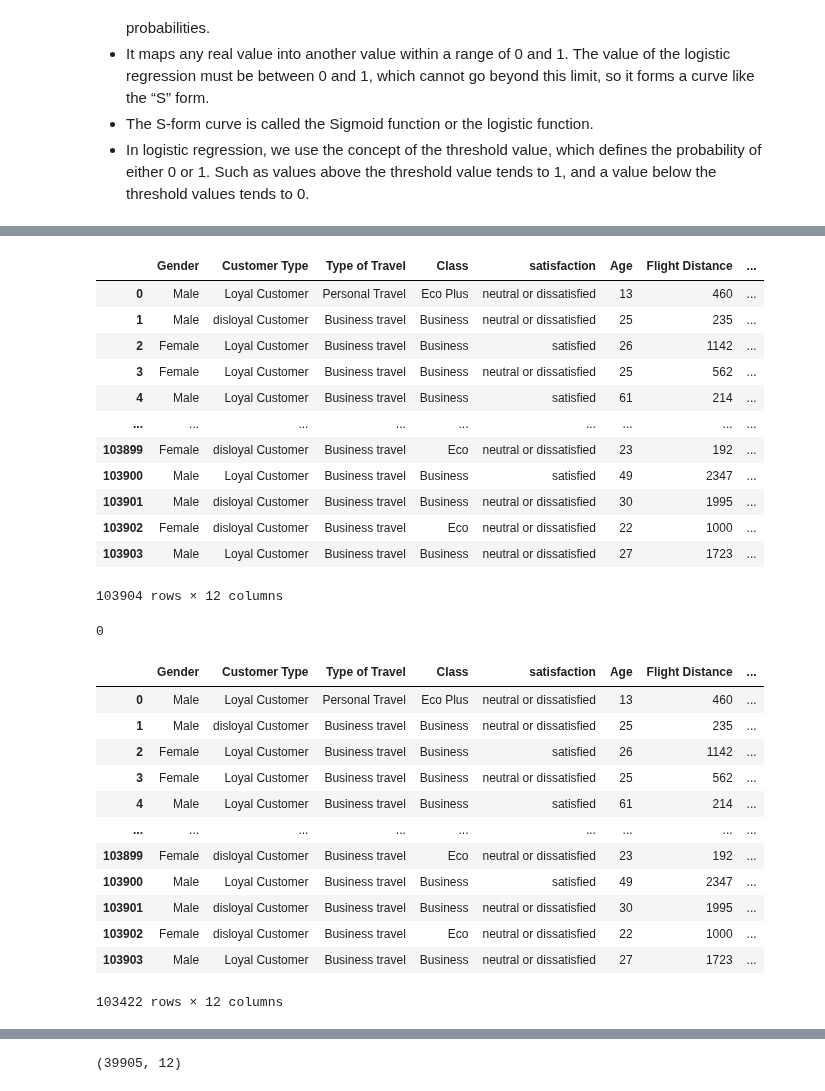
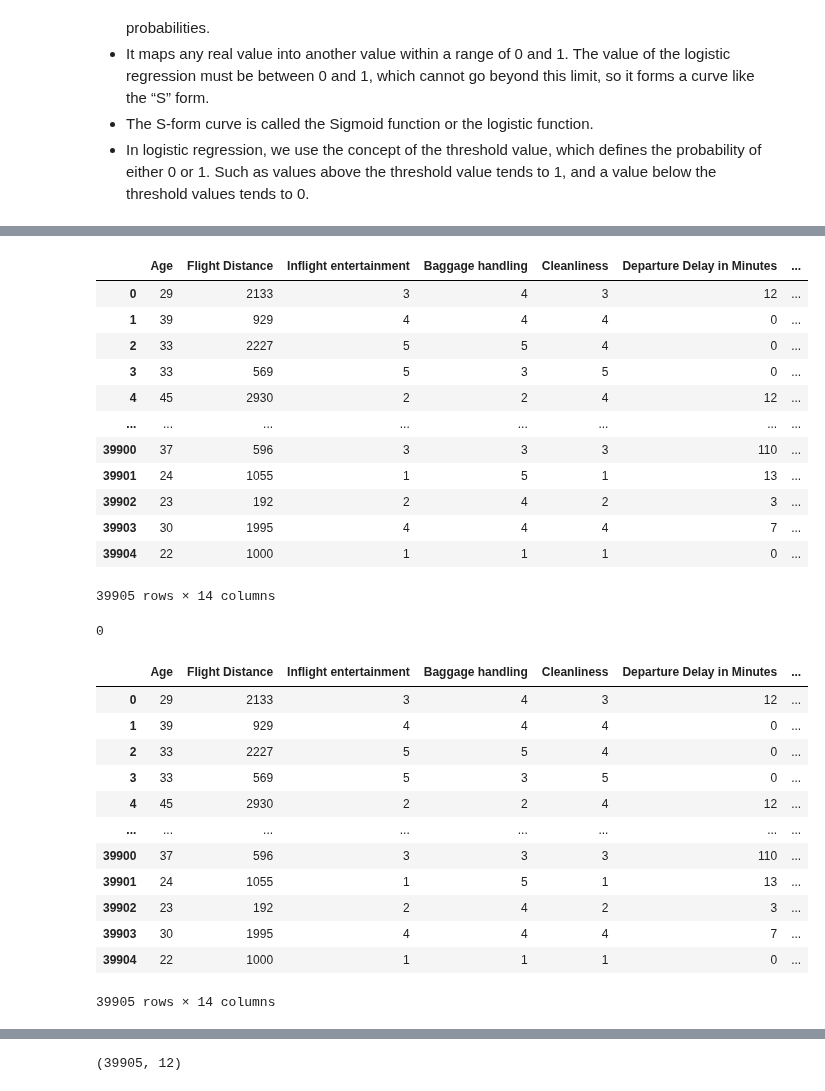
Before and after one commit to Govind-kumawat2002/Python_Library, a Jupyter notebook: Machine_learning/classification.ipynb, the cells around one changed output, grey strips where cells are left out. Drawn from its saved outputs; the diff is of its cells as text; code cells hidden in the pictures.

```diff
--- a/Machine_learning/classification.ipynb
+++ b/Machine_learning/classification.ipynb
@@ -47,22 +47,22 @@ from sklearn.linear_model import LogisticRegression
 from sklearn.model_selection import train_test_split
 from sklearn.metrics import accuracy_score
 # %%
-cust_satisfaction_dt = pd.read_csv('cust_satisfaction.csv')
+cust_satisfaction_dt = pd.read_csv('E:\Python_Library\Machine_learning\DATASET\cust_satisfaction_cleaned.csv')
 cust_satisfaction_dt
 # %% [output]
-|  | Gender | Customer Type | Type of Travel | Class | satisfaction | Age | Flight Distance | ... |
-| 0 | Male | Loyal Customer | Personal Travel | Eco Plus | neutral or dissatisfied | 13 | 460 | ... |
-| 1 | Male | disloyal Customer | Business travel | Business | neutral or dissatisfied | 25 | 235 | ... |
-| 2 | Female | Loyal Customer | Business travel | Business | satisfied | 26 | 1142 | ... |
-| 3 | Female | Loyal Customer | Business travel | Business | neutral or dissatisfied | 25 | 562 | ... |
-| 4 | Male | Loyal Customer | Business travel | Business | satisfied | 61 | 214 | ... |
-| ... | ... | ... | ... | ... | ... | ... | ... | ... |
-| 103899 | Female | disloyal Customer | Business travel | Eco | neutral or dissatisfied | 23 | 192 | ... |
-| 103900 | Male | Loyal Customer | Business travel | Business | satisfied | 49 | 2347 | ... |
-| 103901 | Male | disloyal Customer | Business travel | Business | neutral or dissatisfied | 30 | 1995 | ... |
-| 103902 | Female | disloyal Customer | Business travel | Eco | neutral or dissatisfied | 22 | 1000 | ... |
-| 103903 | Male | Loyal Customer | Business travel | Business | neutral or dissatisfied | 27 | 1723 | ... |
+|  | Age | Flight Distance | Inflight entertainment | Baggage handling | Cleanliness | Departure Delay in Minutes | ... |
+| 0 | 29 | 2133 | 3 | 4 | 3 | 12 | ... |
+| 1 | 39 | 929 | 4 | 4 | 4 | 0 | ... |
+| 2 | 33 | 2227 | 5 | 5 | 4 | 0 | ... |
+| 3 | 33 | 569 | 5 | 3 | 5 | 0 | ... |
+| 4 | 45 | 2930 | 2 | 2 | 4 | 12 | ... |
+| ... | ... | ... | ... | ... | ... | ... | ... |
+| 39900 | 37 | 596 | 3 | 3 | 3 | 110 | ... |
+| 39901 | 24 | 1055 | 1 | 5 | 1 | 13 | ... |
+| 39902 | 23 | 192 | 2 | 4 | 2 | 3 | ... |
+| 39903 | 30 | 1995 | 4 | 4 | 4 | 7 | ... |
+| 39904 | 22 | 1000 | 1 | 1 | 1 | 0 | ... |
-103904 rows × 12 columns
+39905 rows × 14 columns
 # %%
 # cust_satisfaction_dt.isnull().sum()
 cust_satisfaction_dt.dropna(inplace=True)
@@ -81,16 +81,16 @@ cust_satisfaction_dt.duplicated().sum()
 # %%
 cust_satisfaction_dt
 # %% [output]
-|  | Gender | Customer Type | Type of Travel | Class | satisfaction | Age | Flight Distance | ... |
-| 0 | Male | Loyal Customer | Personal Travel | Eco Plus | neutral or dissatisfied | 13 | 460 | ... |
-| 1 | Male | disloyal Customer | Business travel | Business | neutral or dissatisfied | 25 | 235 | ... |
-| 2 | Female | Loyal Customer | Business travel | Business | satisfied | 26 | 1142 | ... |
-| 3 | Female | Loyal Customer | Business travel | Business | neutral or dissatisfied | 25 | 562 | ... |
-| 4 | Male | Loyal Customer | Business travel | Business | satisfied | 61 | 214 | ... |
-| ... | ... | ... | ... | ... | ... | ... | ... | ... |
-| 103899 | Female | disloyal Customer | Business travel | Eco | neutral or dissatisfied | 23 | 192 | ... |
-| 103900 | Male | Loyal Customer | Business travel | Business | satisfied | 49 | 2347 | ... |
-| 103901 | Male | disloyal Customer | Business travel | Business | neutral or dissatisfied | 30 | 1995 | ... |
-| 103902 | Female | disloyal Customer | Business travel | Eco | neutral or dissatisfied | 22 | 1000 | ... |
-| 103903 | Male | Loyal Customer | Business travel | Business | neutral or dissatisfied | 27 | 1723 | ... |
+|  | Age | Flight Distance | Inflight entertainment | Baggage handling | Cleanliness | Departure Delay in Minutes | ... |
+| 0 | 29 | 2133 | 3 | 4 | 3 | 12 | ... |
+| 1 | 39 | 929 | 4 | 4 | 4 | 0 | ... |
+| 2 | 33 | 2227 | 5 | 5 | 4 | 0 | ... |
+| 3 | 33 | 569 | 5 | 3 | 5 | 0 | ... |
+| 4 | 45 | 2930 | 2 | 2 | 4 | 12 | ... |
+| ... | ... | ... | ... | ... | ... | ... | ... |
+| 39900 | 37 | 596 | 3 | 3 | 3 | 110 | ... |
+| 39901 | 24 | 1055 | 1 | 5 | 1 | 13 | ... |
+| 39902 | 23 | 192 | 2 | 4 | 2 | 3 | ... |
+| 39903 | 30 | 1995 | 4 | 4 | 4 | 7 | ... |
+| 39904 | 22 | 1000 | 1 | 1 | 1 | 0 | ... |
-103422 rows × 12 columns
+39905 rows × 14 columns
```
Also changed, not shown: parts of 4 cells of this notebook.
